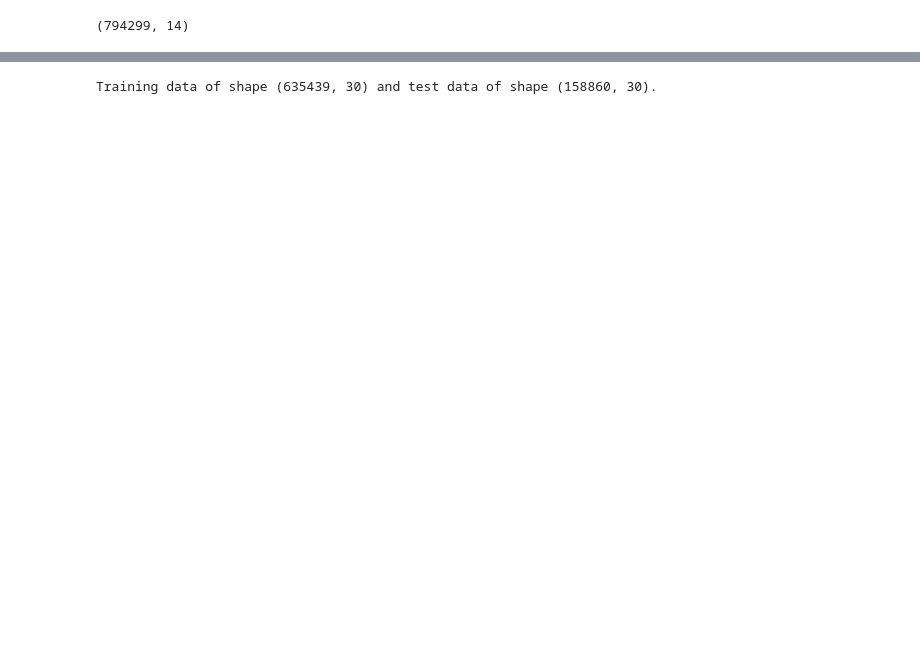
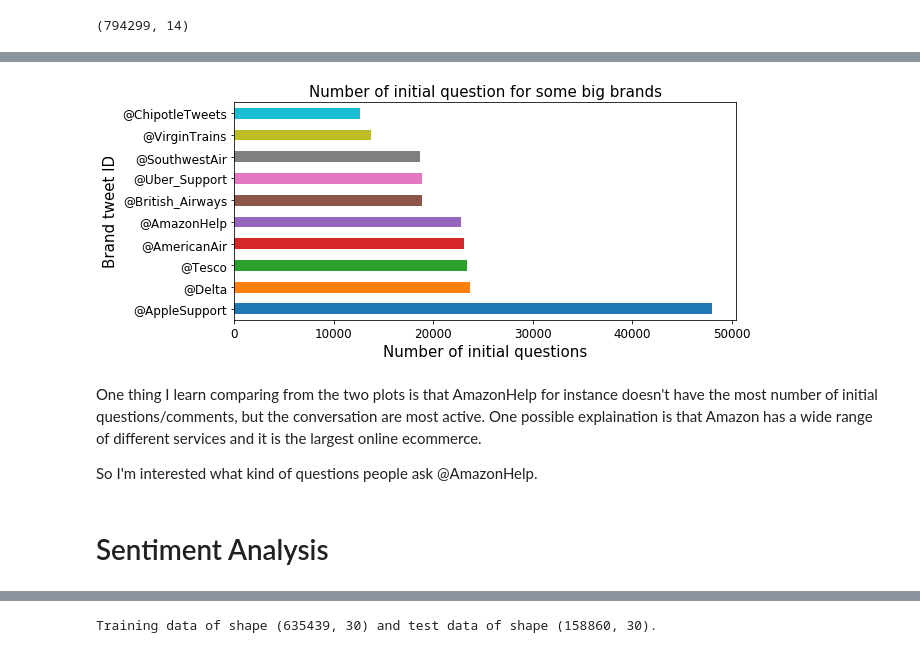
Before and after one commit to lqian5/Twitter_Text_Analysis, a Jupyter notebook: twitter.ipynb, the cells around one changed output, grey strips where cells are left out. Drawn from its saved outputs; the diff is of its cells as text; code cells hidden in the pictures; blank space fills up the shorter version.

```diff
--- a/twitter.ipynb
+++ b/twitter.ipynb
@@ -70,0 +124,18 @@ amazon_firstround = inbounds_and_outbounds[inbounds_and_outbounds['text_x'].str.
+# %%
+inbound_by_brand = inbounds_and_outbounds.text_x.apply(lambda txt: re.search('(\W@|^@)([a-zA-Z_]+)', txt).group().strip()
+                                    if re.search('(\W@|^@)([a-zA-Z_]+)', txt) else None)
+# %%
+tweet_count = inbound_by_brand.value_counts().head(10)
+# %%
+tweet_count.plot('barh',figsize = (9,4),fontsize = 12)
+plt.xlabel('Number of initial questions',fontsize = 15)
+plt.ylabel('Brand tweet ID',fontsize = 15)
+plt.title('Number of initial question for some big brands', fontsize = 15);
+# %% [output]
+[figure, added]
+# %% [markdown]
+One thing I learn comparing from the two plots is that AmazonHelp for instance doesn't have the most number of initial questions/comments, but the conversation are most active. One possible explaination is that Amazon has a wide range of different services and it is the largest online ecommerce.
+
+So I'm interested what kind of questions people ask @AmazonHelp.
+# %% [markdown]
+# Sentiment Analysis
```
Also changed, not shown: parts of 89 cells of this notebook.
